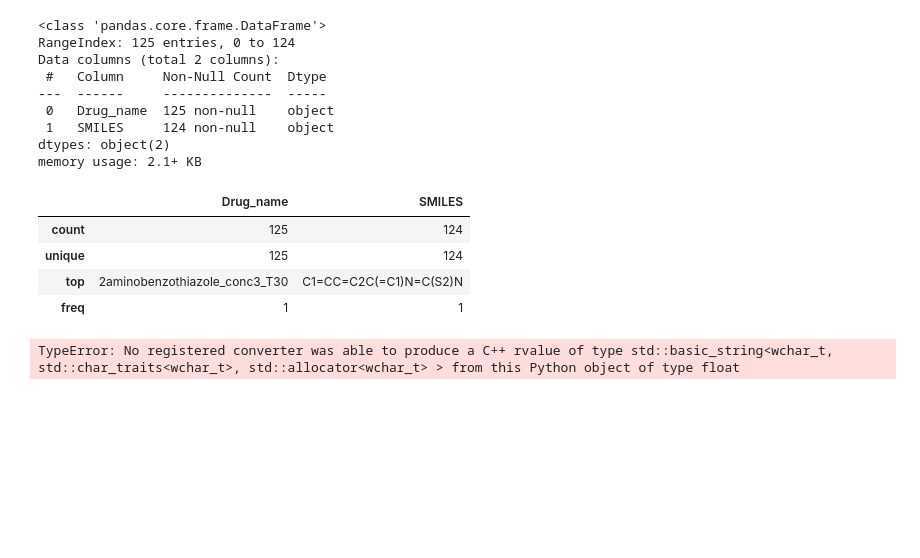
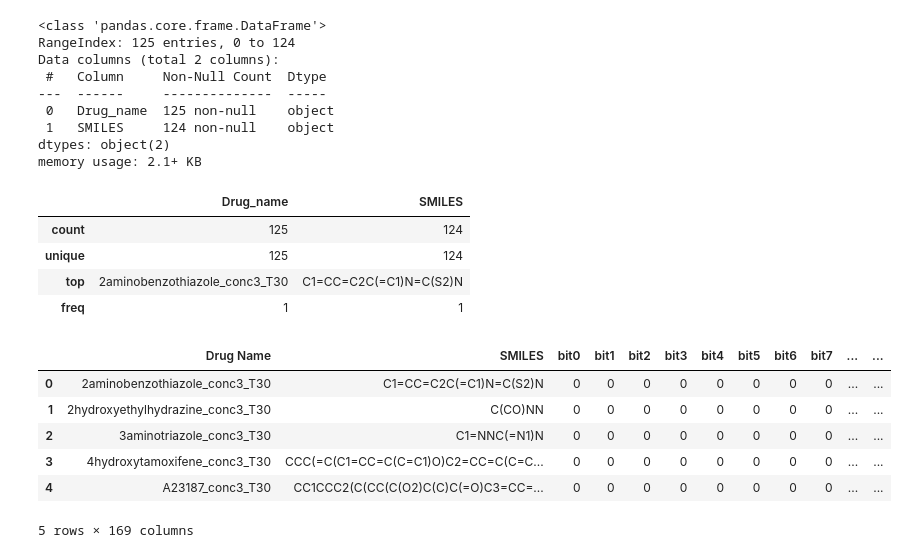
Before and after one commit to mozey256/OSCAAR, a Jupyter notebook: Smiles_processing.ipynb, the cells around one changed output. Saved outputs shown, nothing was run; the diff lists cells and outputs as text; code cells hidden in the pictures; blank space fills up the shorter version.

```diff
--- a/Smiles_processing.ipynb
+++ b/Smiles_processing.ipynb
@@ -68,26 +76,45 @@ class MACCS:
         self.data = data
         self.names = data['Drug_name']
         self.smiles = data['SMILES']
-        self.mols = [Chem.MolFromSmiles(i) for i in self.smiles]
+        self.mols = [self.get_mol_from_smiles(i) for i in self.smiles]
+
+    def get_mol_from_smiles(self, smile):
+        if isinstance(smile, str):
+            return Chem.MolFromSmiles(smile)
+        else:
+            return None
 
     def compute_MACCS(self, name):
         MACCS_list = []
         header = ['bit' + str(i) for i in range(167)]
 
         for i in range(len(self.mols)):
-            ds = list(MACCSkeys.GenMACCSKeys(self.mols[i]).ToBitString())
-            MACCS_list.append(ds)
+            if self.mols[i] is not None:
+                ds = list(MACCSkeys.GenMACCSKeys(self.mols[i]).ToBitString())
+                MACCS_list.append(ds)
+            else:
+                MACCS_list.append(['NaN']*167)
 
         df = pd.DataFrame(MACCS_list, columns=header)
-        df.insert(loc=0, column='', value=self.names)
+        df.insert(loc=0, column='Drug Name', value=self.names)
         df.insert(loc=1, column='SMILES', value=self.smiles)
         df.to_csv(name[:-4]+'_MACCS.csv', index=False)
 
 # Read the input file containing drug SMILES and drug names
-data = pd.read_csv('/content/Drug_smiles.csv')
+data = pd.read_csv('./Drug_smiles.csv')
 
 # Create an instance of the MACCS class and compute MACCS keys
 maccs_calculator = MACCS(data)
 maccs_calculator.compute_MACCS("output_file.csv")
-# %% [output]
-TypeError: No registered converter was able to produce a C++ rvalue of type std::basic_string<wchar_t, std::char_traits<wchar_t>, std::allocator<wchar_t> > from this Python object of type float
+# %%
+data_Macc = pd.read_csv("./output_file_MACCS.csv")
+# %%
+data_Macc.head()
+# %% [output]
+|  | Drug Name | SMILES | bit0 | bit1 | bit2 | bit3 | bit4 | bit5 | bit6 | bit7 | ... | ... |
+| 0 | 2aminobenzothiazole_conc3_T30 | C1=CC=C2C(=C1)N=C(S2)N | 0 | 0 | 0 | 0 | 0 | 0 | 0 | 0 | ... | ... |
+| 1 | 2hydroxyethylhydrazine_conc3_T30 | C(CO)NN | 0 | 0 | 0 | 0 | 0 | 0 | 0 | 0 | ... | ... |
+| 2 | 3aminotriazole_conc3_T30 | C1=NNC(=N1)N | 0 | 0 | 0 | 0 | 0 | 0 | 0 | 0 | ... | ... |
+| 3 | 4hydroxytamoxifene_conc3_T30 | CCC(=C(C1=CC=C(C=C1)O)C2=CC=C(C=C... | 0 | 0 | 0 | 0 | 0 | 0 | 0 | 0 | ... | ... |
+| 4 | A23187_conc3_T30 | CC1CCC2(C(CC(C(O2)C(C)C(=O)C3=CC=... | 0 | 0 | 0 | 0 | 0 | 0 | 0 | 0 | ... | ... |
+5 rows × 169 columns
```
Also changed, not shown: parts of 8 cells of this notebook, 20 other files.
